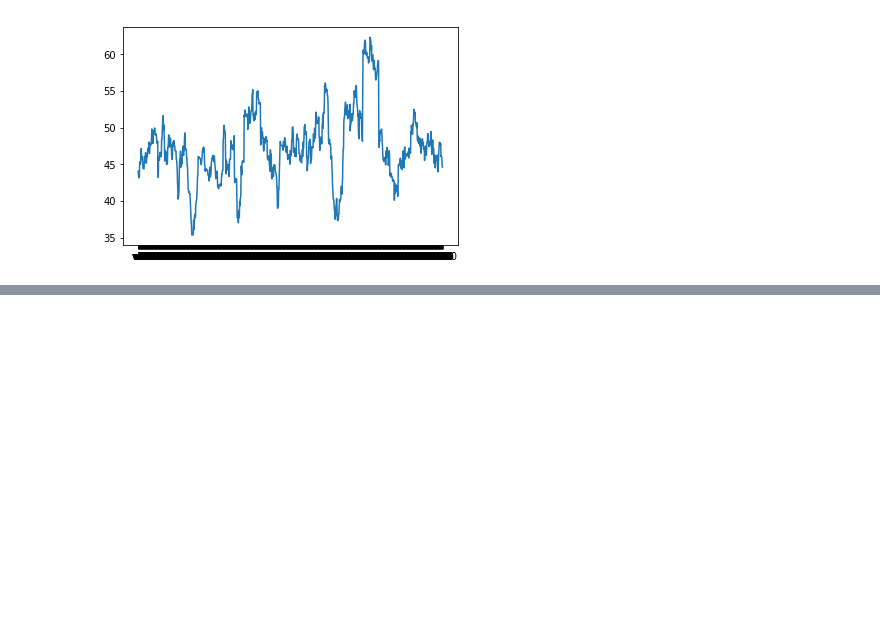
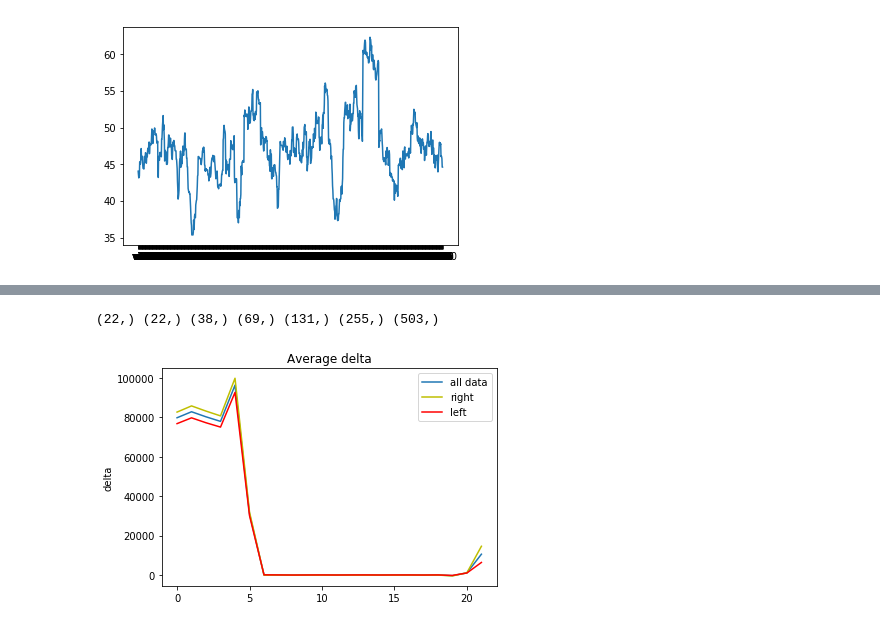
Before and after one commit to sytzewest/EEG-RobotArm-ProjectInnovate, a Jupyter notebook: Processing/EEG.ipynb, the cells around one changed output, grey strips where cells are left out. Saved outputs shown, nothing was run; the diff lists cells and outputs as text; code cells hidden in the pictures; blank space fills up the shorter version.

```diff
--- a/Processing/EEG.ipynb
+++ b/Processing/EEG.ipynb
@@ -98,0 +132,25 @@ plt.plot(np.std(lrdf, axis=0))
+# %%
+cA2a = np.empty(shape=(tfc,22), dtype=complex)
+cD1a = np.empty(shape=(tfc,22), dtype=complex)
+cD2a = np.empty(shape=(tfc,38), dtype=complex)
+cD3a = np.empty(shape=(tfc,69), dtype=complex)
+cD4a = np.empty(shape=(tfc,131), dtype=complex)
+cD5a = np.empty(shape=(tfc,255), dtype=complex)
+cD6a = np.empty(shape=(tfc,503), dtype=complex)
+i = 0;
+for w in ff:
+    coeffs = pywt.wavedec(w, 'db4', level=6)
+    cA2,cD1,cD2,cD3,cD4,cD5,cD6 = coeffs
+    cA2a[i] = cD1
+    cD1a[i] = cA2
+    cD2a[i] = cD2
+    cD3a[i] = cD3
+    cD4a[i] = cD4
+    cD5a[i] = cD5
+    cD6a[i] = cD6
+    i = i+1
+#ca = np.append(ca, coeffs)
+#ca = np.append(ca, coeffs)
+#for wd in ff:
+    #coeffs = pywt.wavedec(x, 'db4', level=6)
+    #cA2,cD1,cD2,cD3,cD4,cD5,cD6 = coeffs
@@ -98,0 +169,4 @@ plt.plot(np.std(lrdf, axis=0))
+# %%
+print (cA2.shape,cD1.shape,cD2.shape,cD3.shape,cD4.shape,cD5.shape, cD6.shape)
+# %% [output]
+(22,) (22,) (38,) (69,) (131,) (255,) (503,)
@@ -98,0 +175,13 @@ plt.plot(np.std(lrdf, axis=0))
+# %%
+cD1am = cD1a.mean(axis=0)
+cD1aml = cD1a[df.label=="left"].mean(axis=0)
+cD1amr = cD1a[df.label=="right"].mean(axis=0)
+plt.plot(cD1am, label="all data")
+plt.plot(cD1amr, 'y', label="right")
+plt.plot(cD1aml, 'r', label="left")
+plt.ylabel("delta")
+plt.legend()
+plt.title("Average delta")
+plt.show()
+# %% [output]
+[figure, added]
```
Also changed, not shown: parts of 17 cells of this notebook.
